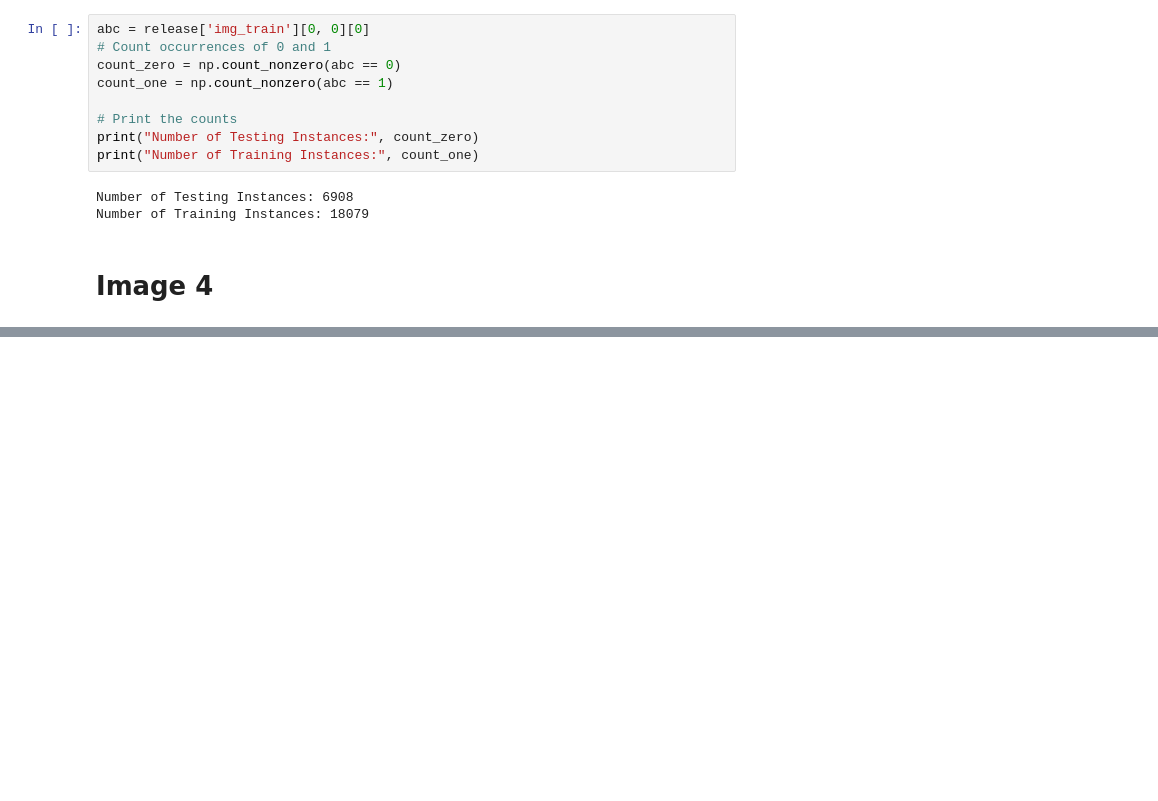
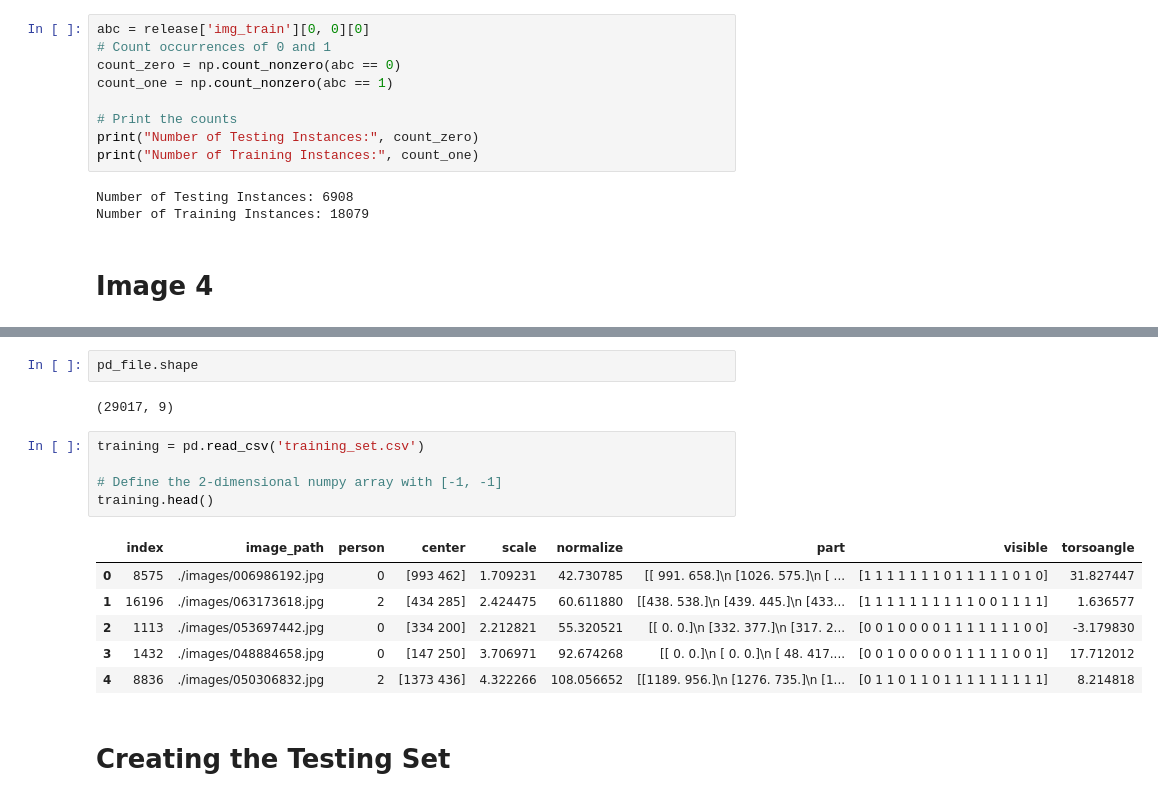
Before and after one commit to Longcodedao/PoseEstimation, a Jupyter notebook: datasets/Untitled.ipynb, the cells around one changed output, grey strips where cells are left out. Cells and saved outputs as stored; diff of their text form; blank space fills up the shorter version.

```diff
--- a/datasets/Untitled.ipynb
+++ b/datasets/Untitled.ipynb
@@ -606,0 +791,18 @@ a[0]['x'][0, 0]
+# %%
+pd_file.shape
+# %% [output]
+(29017, 9)
+# %%
+training = pd.read_csv('training_set.csv')
+
+# Define the 2-dimensional numpy array with [-1, -1]
+training.head()
+# %% [output]
+|  | index | image_path | person | center | scale | normalize | part | visible | torsoangle |
+| 0 | 8575 | ./images/006986192.jpg | 0 | [993 462] | 1.709231 | 42.730785 | [[ 991. 658.]\n [1026. 575.]\n [ ... | [1 1 1 1 1 1 1 0 1 1 1 1 1 0 1 0] | 31.827447 |
+| 1 | 16196 | ./images/063173618.jpg | 2 | [434 285] | 2.424475 | 60.611880 | [[438. 538.]\n [439. 445.]\n [433... | [1 1 1 1 1 1 1 1 1 1 0 0 1 1 1 1] | 1.636577 |
+| 2 | 1113 | ./images/053697442.jpg | 0 | [334 200] | 2.212821 | 55.320521 | [[ 0. 0.]\n [332. 377.]\n [317. 2... | [0 0 1 0 0 0 0 1 1 1 1 1 1 1 0 0] | -3.179830 |
+| 3 | 1432 | ./images/048884658.jpg | 0 | [147 250] | 3.706971 | 92.674268 | [[ 0. 0.]\n [ 0. 0.]\n [ 48. 417.... | [0 0 1 0 0 0 0 0 1 1 1 1 1 0 0 1] | 17.712012 |
+| 4 | 8836 | ./images/050306832.jpg | 2 | [1373 436] | 4.322266 | 108.056652 | [[1189. 956.]\n [1276. 735.]\n [1... | [0 1 1 0 1 1 0 1 1 1 1 1 1 1 1 1] | 8.214818 |
+# %% [markdown]
+# Creating the Testing Set
```
Also changed, not shown: parts of 23 cells of this notebook, 7 other files.
